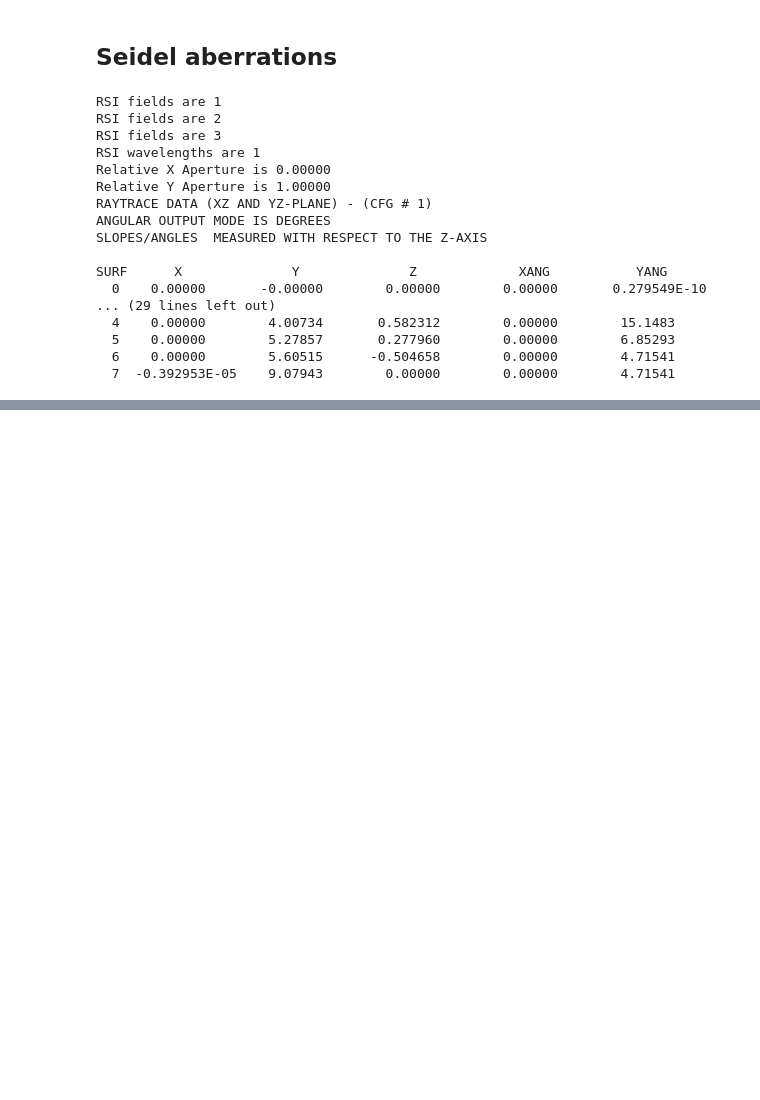
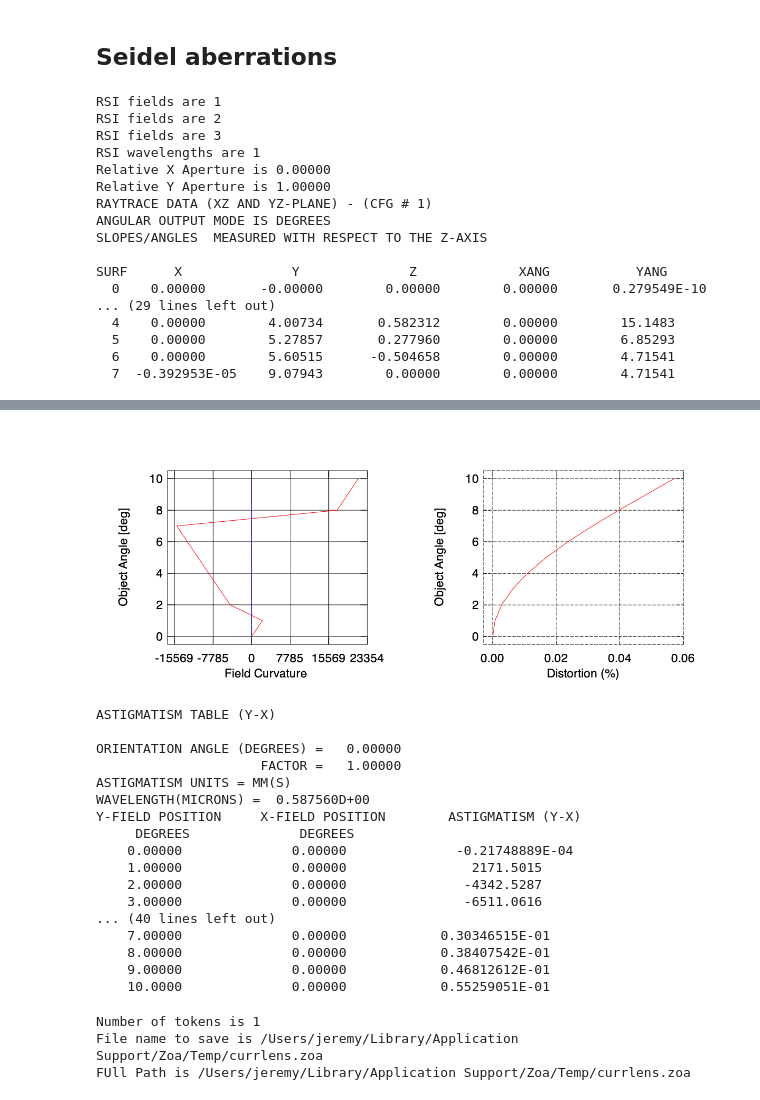
Before and after one commit to jeremynesbitt/zoa, a Jupyter notebook: jupyter/zoa_demo.ipynb, the cells around one changed output, grey strips where cells are left out. Drawn from its saved outputs; the diff is of its cells as text; code cells hidden in the pictures; blank space fills up the shorter version.

```diff
--- a/jupyter/zoa_demo.ipynb
+++ b/jupyter/zoa_demo.ipynb
@@ -140,0 +150,27 @@ SURF      X              Y              Z             XANG           YANG
+# %%
+FIE;GO
+# %% [output]
+[figure, added]
+ASTIGMATISM TABLE (Y-X)
+
+ORIENTATION ANGLE (DEGREES) =   0.00000
+                     FACTOR =   1.00000
+ASTIGMATISM UNITS = MM(S)
+WAVELENGTH(MICRONS) =  0.587560D+00
+Y-FIELD POSITION     X-FIELD POSITION        ASTIGMATISM (Y-X)
+     DEGREES              DEGREES
+    0.00000              0.00000              -0.21748889E-04
+    1.00000              0.00000                2171.5015
+    2.00000              0.00000               -4342.5287
+    3.00000              0.00000               -6511.0616
+... (40 lines left out)
+    7.00000              0.00000            0.30346515E-01
+    8.00000              0.00000            0.38407542E-01
+    9.00000              0.00000            0.46812612E-01
+    10.0000              0.00000            0.55259051E-01
+# %%
+CV2PRG LithoKotaro.seq
+# %% [output]
+Number of tokens is 1
+File name to save is /Users/jeremy/Library/Application Support/Zoa/Temp/currlens.zoa
+FUll Path is /Users/jeremy/Library/Application Support/Zoa/Temp/currlens.zoa
```
Also changed, not shown: parts of 7 cells of this notebook, 4 other files.
